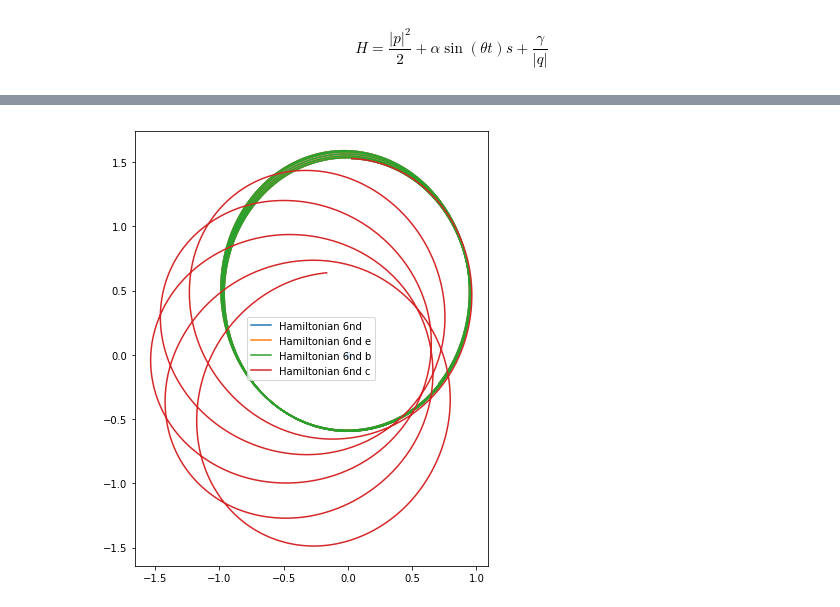
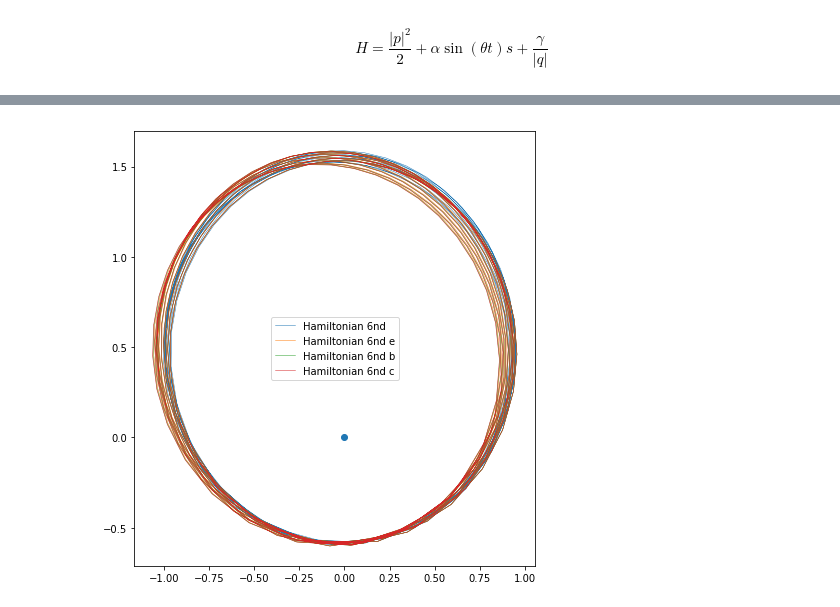
Before and after one commit to mseri/contact-integrators, a Jupyter notebook: The Time-Perturbed Kepler model.ipynb, the cells around one changed output, grey strips where cells are left out. Drawn from its saved outputs; the diff is of its cells as text; code cells hidden in the pictures.

```diff
--- a/The Time-Perturbed Kepler model.ipynb
+++ b/The Time-Perturbed Kepler model.ipynb
@@ -140,7 +140,7 @@ plt.show()
 # %%
 tpk = TimePerturbedKepler(-0.07, 2*np.pi, -1)
-dt = 0.05
-tf = 38
+dt = 0.5
+tf = 30
 
 tspan = np.linspace(0, tf, num=int(np.floor(tf/dt)))
 
@@ -159,32 +159,35 @@ for (p0, q0) in [init]:
 
     plt.plot(sol[:,1,0],
              sol[:,1,1],
-             label="Hamiltonian 2nd")
+             linewidth=0.5, label="Hamiltonian 2nd")
     plt.plot(solm[:,1,0],
              solm[:,1,1],
-             label="Hamiltonian 6nd")
+             linewidth=0.5, label="Hamiltonian 6nd")
     plt.plot([rk[2] for rk in solrk],
              [rk[3] for rk in solrk],
-             label="RK4")
+             linewidth=0.5, label="RK4")
 
     plt.plot(solsc[:,1,0],
              solsc[:,1,1],
-             label="Variational 2nd")
+             linewidth=0.5, label="Variational 2nd")
 
     plt.plot(sole[:,1,0],
              sole[:,1,1],
-             label="Hamiltonian 6nd e")
+             linewidth=0.5, label="Hamiltonian 6nd e")
     plt.plot(solb[:,1,0],
              solb[:,1,1],
-             label="Hamiltonian 6nd b")
+             linewidth=0.5, label="Hamiltonian 6nd b")
     plt.plot(solc[:,1,0],
              solc[:,1,1],
-             label="Hamiltonian 6nd c")
+             linewidth=0.5, label="Hamiltonian 6nd c")
 
     plt.scatter(0,0)
 
     plt.gca().set_aspect('equal', adjustable='box')
 
+    plt.xlim(-2, 2)
+    plt.ylim(-2, 2)
+
     plt.legend()
     plt.show()
 # %% [output]
@@ -192,29 +195,35 @@ for (p0, q0) in [init]:
 # %%
+tpk = TimePerturbedKepler(-0.07, 2*np.pi, -1)
+dt = 0.2
+tf = 80
+
+tspan = np.linspace(0, tf, num=int(np.floor(tf/dt)))
+
 solm, solms, _ = ic.integrate(ic.step6, tpk, tspan, p0, q0, 0.0)
 
 sole, _, _ = ic.integrate(ic.step6e, tpk, tspan, p0, q0, 0.0)
 solb, _, _ = ic.integrate(ic.step6b, tpk, tspan, p0, q0, 0.0)
 solc, _, _ = ic.integrate(ic.step6c, tpk, tspan, p0, q0, 0.0)
 
 plt.figure(figsize=(12,8))
 plt.plot(solm[:,1,0],
          solm[:,1,1],
-         label="Hamiltonian 6nd")
+         linewidth=0.5, label="Hamiltonian 6nd")
 plt.plot(sole[:,1,0],
          sole[:,1,1],
-         label="Hamiltonian 6nd e")
+         linewidth=0.5, label="Hamiltonian 6nd e")
 plt.plot(solb[:,1,0],
          solb[:,1,1],
-         label="Hamiltonian 6nd b")
+         linewidth=0.5, label="Hamiltonian 6nd b")
 plt.plot(solc[:,1,0],
          solc[:,1,1],
-         label="Hamiltonian 6nd c")
+         linewidth=0.5, label="Hamiltonian 6nd c")
 
 plt.scatter(0,0)
 
 plt.gca().set_aspect('equal', adjustable='box')
 
 plt.legend()
 plt.show()
 # %% [output]
-[figure, old version]
+[figure, new version]
```
Also changed, not shown: parts of 3 cells of this notebook, 2 other files.
